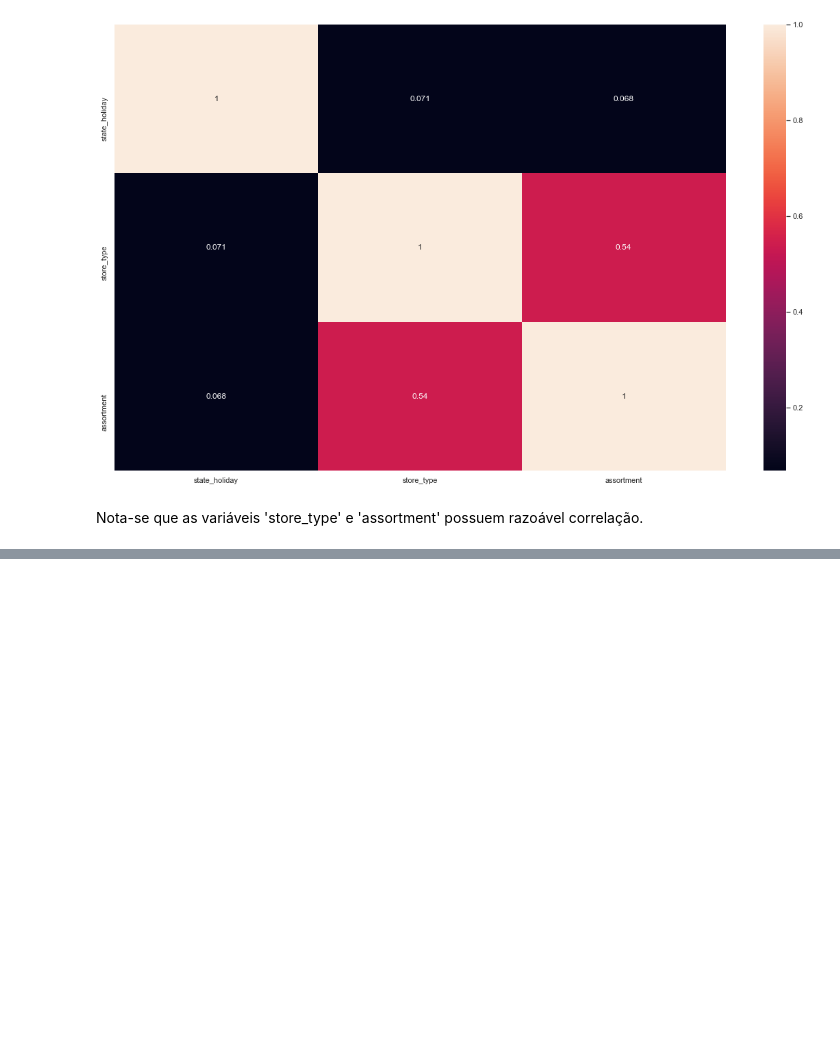
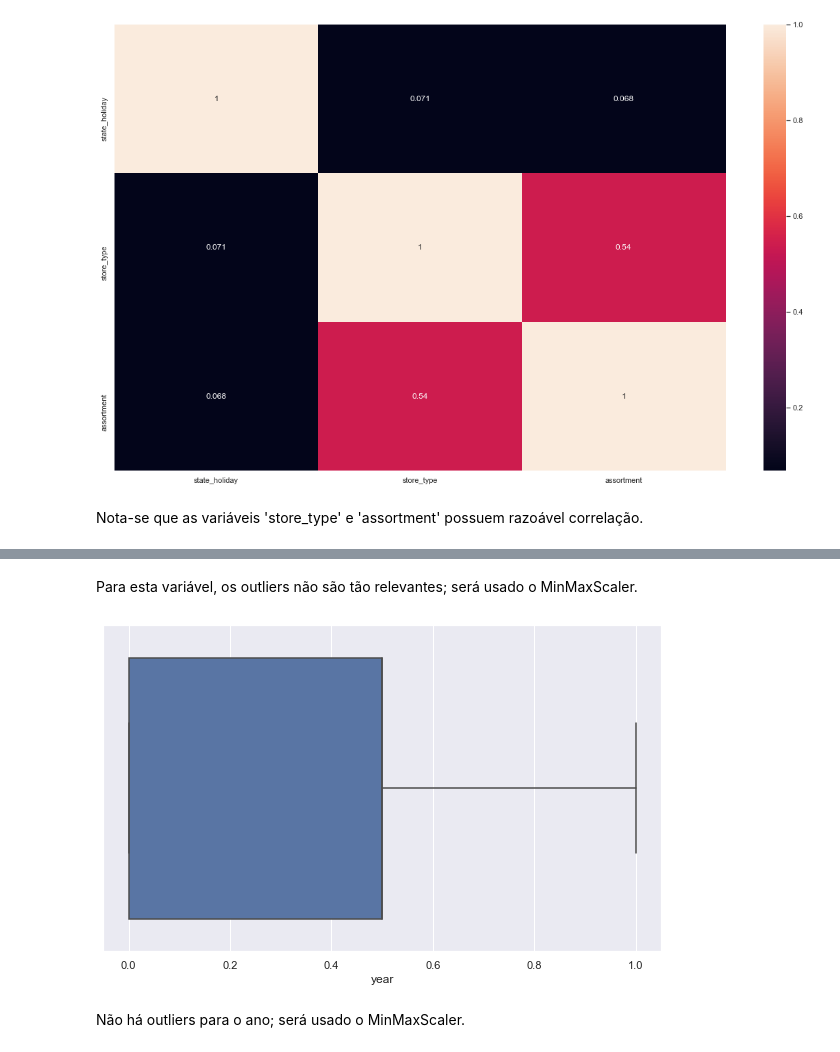
Before and after one commit to renato-favarin/ds_em_producao, a Jupyter notebook: ds_em_producao.ipynb, the cells around one changed output, grey strips where cells are left out. Drawn from its saved outputs; the diff is of its cells as text; code cells hidden in the pictures; blank space fills up the shorter version.

```diff
--- a/ds_em_producao.ipynb
+++ b/ds_em_producao.ipynb
@@ -1191,0 +1314,9 @@ Nota-se que as variáveis 'store_type' e 'assortment' possuem razoável correla
+# %% [markdown]
+Para esta variável, os outliers não são tão relevantes; será usado o MinMaxScaler.
+# %%
+plt.figure(figsize=(10,6))
+sns.boxplot(x = df5['year']);
+# %% [output]
+[figure, added]
+# %% [markdown]
+Não há outliers para o ano; será usado o MinMaxScaler.
```
Also changed, not shown: parts of 34 cells of this notebook.
